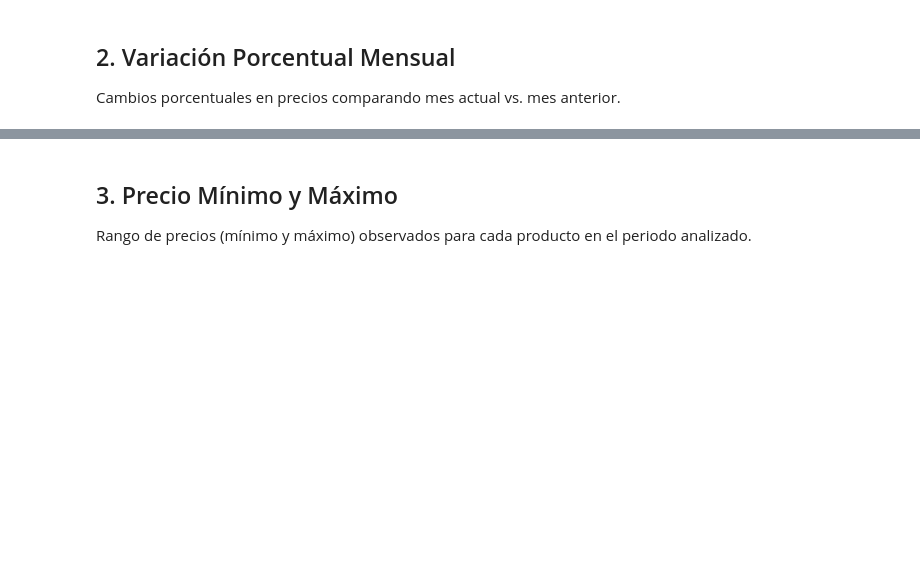
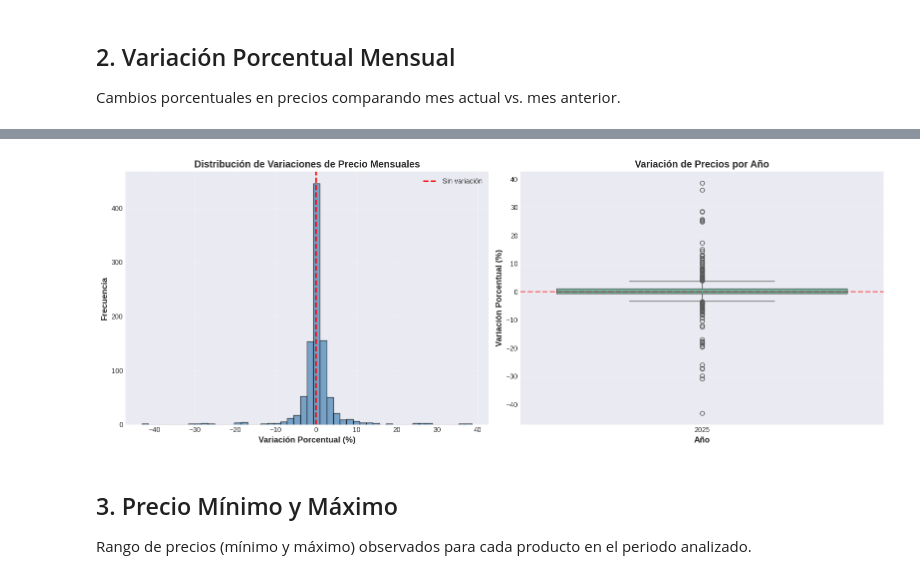
Before and after one commit to clara-s-n/monitor-precios-sipc, a Jupyter notebook: notebooks/03_dashboard.ipynb, the cells around one changed output, grey strips where cells are left out. Cells and saved outputs as stored; diff of their text form; code cells hidden in the pictures; blank space fills up the shorter version.

```diff
--- a/notebooks/03_dashboard.ipynb
+++ b/notebooks/03_dashboard.ipynb
@@ -109,33 +163,35 @@ display(df_variacion.nlargest(5, 'variacion_pct')[['producto', 'anio', 'mes', 'v
 # %%
 # Filtrar variaciones extremas (outliers) para mejor visualización
 df_var_filtrado = df_variacion[
     (df_variacion['variacion_pct'] >= -50) &
     (df_variacion['variacion_pct'] <= 50)
 ].copy()
 
 # Histograma de distribución de variaciones
 fig, (ax1, ax2) = plt.subplots(1, 2, figsize=(16, 6))
 
 # Histograma
 ax1.hist(df_var_filtrado['variacion_pct'], bins=50, color='steelblue', edgecolor='black', alpha=0.7)
 ax1.axvline(0, color='red', linestyle='--', linewidth=2, label='Sin variación')
 ax1.set_xlabel('Variación Porcentual (%)', fontsize=12, fontweight='bold')
 ax1.set_ylabel('Frecuencia', fontsize=12, fontweight='bold')
 ax1.set_title('Distribución de Variaciones de Precio Mensuales', fontsize=14, fontweight='bold')
 ax1.legend()
 ax1.grid(True, alpha=0.3)
 
 # Boxplot por año
-df_var_filtrado['fecha'] = pd.to_datetime(df_var_filtrado[['anio', 'mes']].assign(dia=1))
+df_var_filtrado['fecha'] = crear_fecha(df_var_filtrado)
 sns.boxplot(data=df_var_filtrado, x='anio', y='variacion_pct', ax=ax2, palette='Set2')
 ax2.axhline(0, color='red', linestyle='--', linewidth=2, alpha=0.5)
 ax2.set_xlabel('Año', fontsize=12, fontweight='bold')
 ax2.set_ylabel('Variación Porcentual (%)', fontsize=12, fontweight='bold')
 ax2.set_title('Variación de Precios por Año', fontsize=14, fontweight='bold')
 ax2.grid(True, alpha=0.3, axis='y')
 
 plt.tight_layout()
 plt.show()
+# %% [output]
+[figure, added]
 # %% [markdown]
 ## 3. Precio Mínimo y Máximo
 
```
Also changed, not shown: parts of 15 cells of this notebook, 1 other file.
